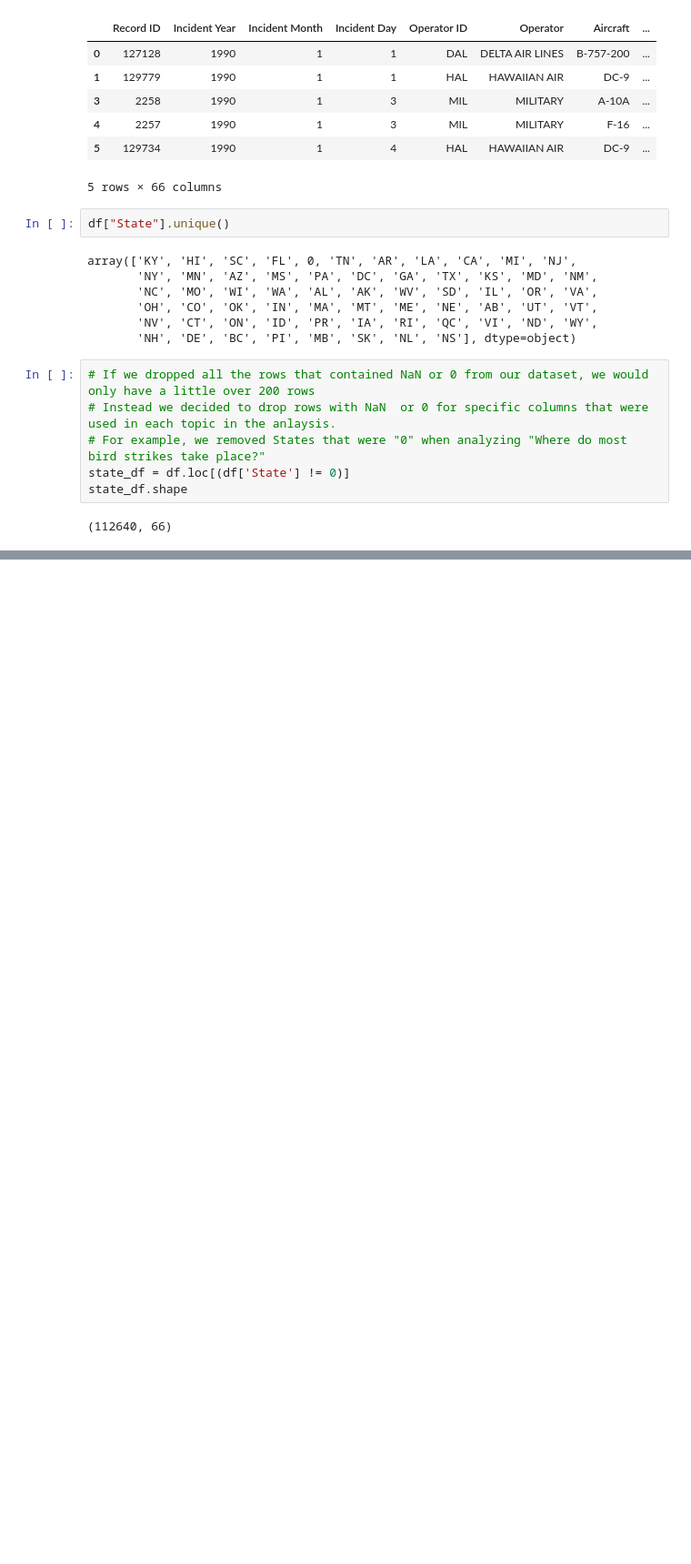
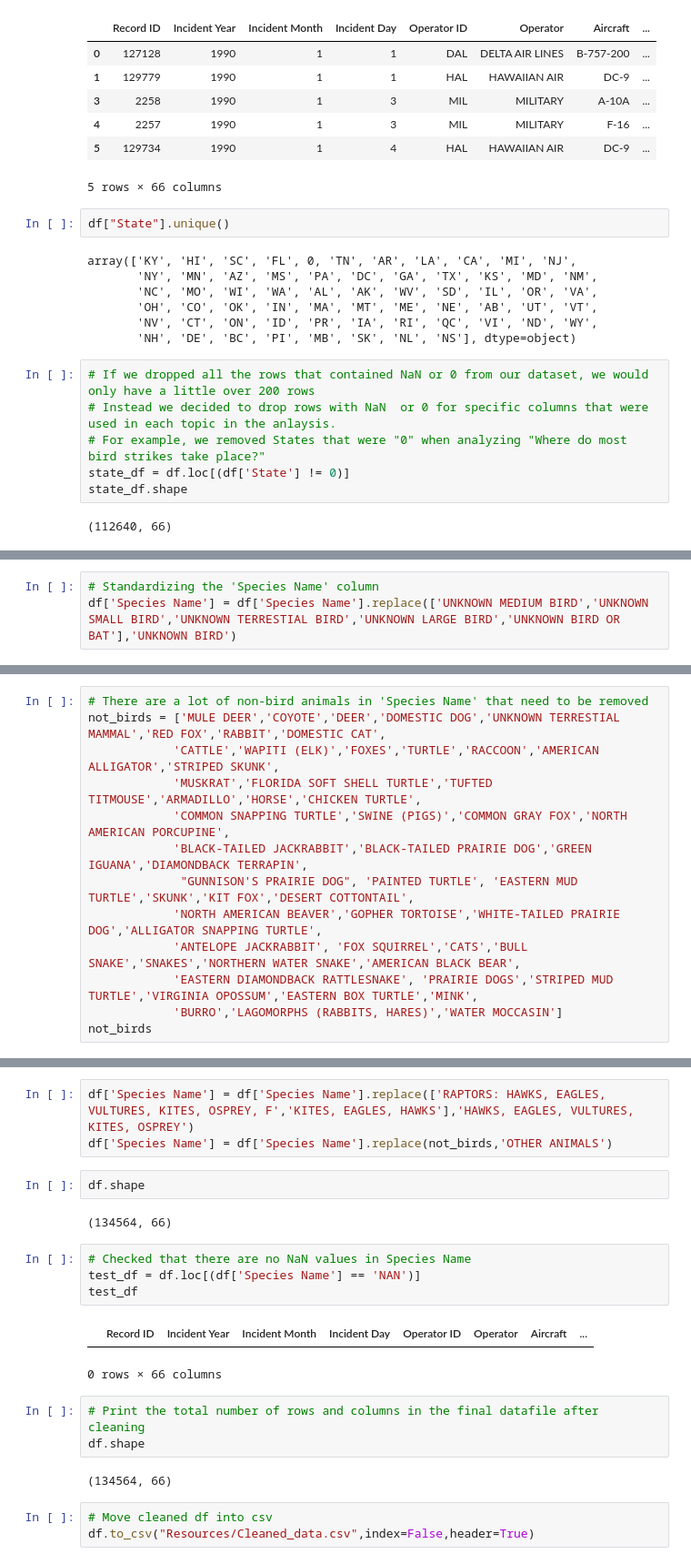
Before and after one commit to kplam624/Birds-Plane-Incident-Analysis, a Jupyter notebook: Cleaned_Database_Code.ipynb, the cells around one changed output, grey strips where cells are left out. Shown at 91% size. Drawn from its saved outputs; the diff is of its cells as text; blank space fills up the shorter version.

Commit message:
Completed cleaning

```diff
--- a/Cleaned_Database_Code.ipynb
+++ b/Cleaned_Database_Code.ipynb
@@ -86,0 +111,3 @@ state_df.shape
+# %%
+# Standardizing the 'Species Name' column
+df['Species Name'] = df['Species Name'].replace(['UNKNOWN MEDIUM BIRD','UNKNOWN SMALL BIRD','UNKNOWN TERRESTIAL BIRD','UNKNOWN LARGE BIRD','UNKNOWN BIRD OR BAT'],'UNKNOWN BIRD')
@@ -86,0 +118,13 @@ state_df.shape
+# %%
+# There are a lot of non-bird animals in 'Species Name' that need to be removed
+not_birds = ['MULE DEER','COYOTE','DEER','DOMESTIC DOG','UNKNOWN TERRESTIAL MAMMAL','RED FOX','RABBIT','DOMESTIC CAT',
+            'CATTLE','WAPITI (ELK)','FOXES','TURTLE','RACCOON','AMERICAN ALLIGATOR','STRIPED SKUNK',
+            'MUSKRAT','FLORIDA SOFT SHELL TURTLE','TUFTED TITMOUSE','ARMADILLO','HORSE','CHICKEN TURTLE',
+            'COMMON SNAPPING TURTLE','SWINE (PIGS)','COMMON GRAY FOX','NORTH AMERICAN PORCUPINE',
+            'BLACK-TAILED JACKRABBIT','BLACK-TAILED PRAIRIE DOG','GREEN IGUANA','DIAMONDBACK TERRAPIN',
+             "GUNNISON'S PRAIRIE DOG", 'PAINTED TURTLE', 'EASTERN MUD TURTLE','SKUNK','KIT FOX','DESERT COTTONTAIL',
+            'NORTH AMERICAN BEAVER','GOPHER TORTOISE','WHITE-TAILED PRAIRIE DOG','ALLIGATOR SNAPPING TURTLE',
+            'ANTELOPE JACKRABBIT', 'FOX SQUIRREL','CATS','BULL SNAKE','SNAKES','NORTHERN WATER SNAKE','AMERICAN BLACK BEAR',
+            'EASTERN DIAMONDBACK RATTLESNAKE', 'PRAIRIE DOGS','STRIPED MUD TURTLE','VIRGINIA OPOSSUM','EASTERN BOX TURTLE','MINK',
+            'BURRO','LAGOMORPHS (RABBITS, HARES)','WATER MOCCASIN']
+not_birds
@@ -86,0 +149,22 @@ state_df.shape
+# %%
+df['Species Name'] = df['Species Name'].replace(['RAPTORS: HAWKS, EAGLES, VULTURES, KITES, OSPREY, F','KITES, EAGLES, HAWKS'],'HAWKS, EAGLES, VULTURES, KITES, OSPREY')
+df['Species Name'] = df['Species Name'].replace(not_birds,'OTHER ANIMALS')
+# %%
+df.shape
+# %% [output]
+(134564, 66)
+# %%
+# Checked that there are no NaN values in Species Name
+test_df = df.loc[(df['Species Name'] == 'NAN')]
+test_df
+# %% [output]
+|  | Record ID | Incident Year | Incident Month | Incident Day | Operator ID | Operator | Aircraft | ... |
+0 rows × 66 columns
+# %%
+# Print the total number of rows and columns in the final datafile after cleaning
+df.shape
+# %% [output]
+(134564, 66)
+# %%
+# Move cleaned df into csv
+df.to_csv("Resources/Cleaned_data.csv",index=False,header=True)
```
Also changed, not shown: parts of 6 cells of this notebook.
